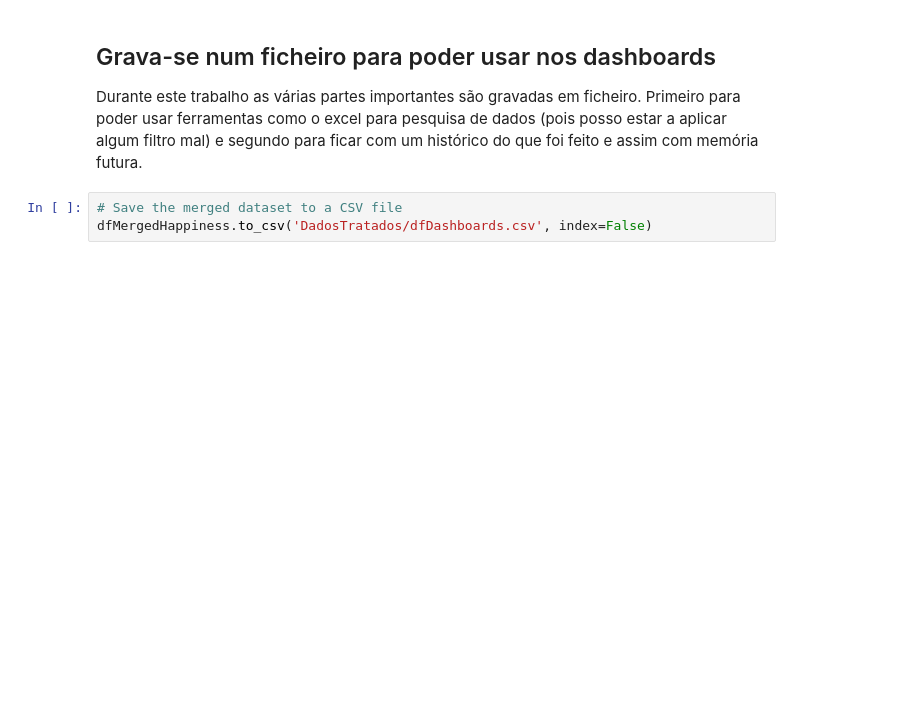
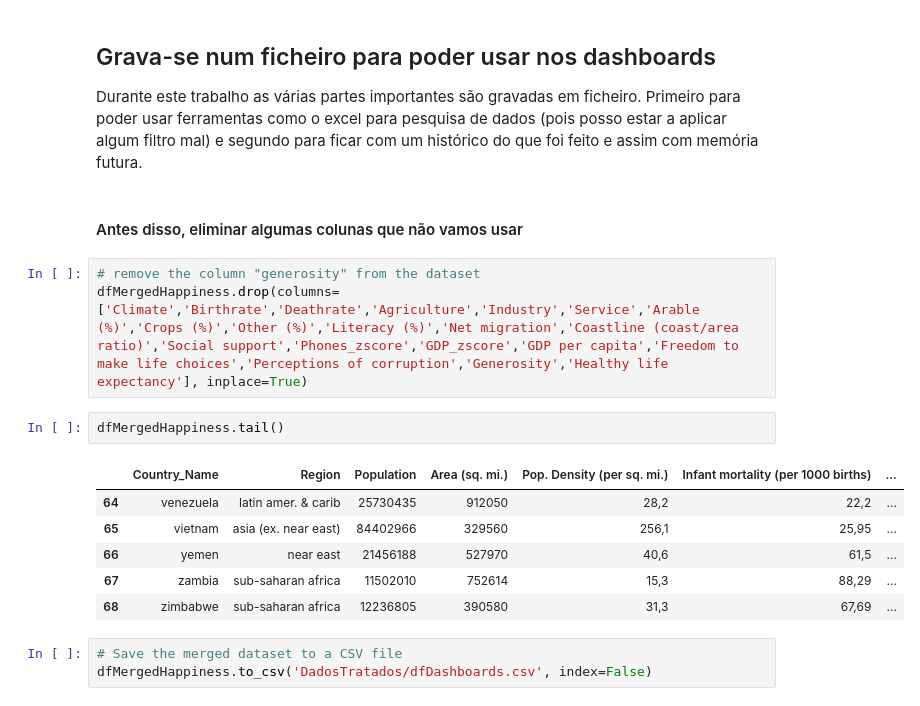
Before and after one commit to nunovivas/TrabalhoFinal, a Jupyter notebook: 04Final.ipynb, the cells around one changed output. Saved outputs shown, nothing was run; the diff lists cells and outputs as text; blank space fills up the shorter version.

```diff
--- a/04Final.ipynb
+++ b/04Final.ipynb
@@ -540,6 +581,20 @@ dtype: int64
 # %% [markdown]
 ## Grava-se num ficheiro para poder usar nos dashboards
 Durante este trabalho as várias partes importantes são gravadas em ficheiro. Primeiro para poder usar ferramentas como o excel para pesquisa de dados (pois posso estar a aplicar algum filtro mal) e segundo para ficar com um histórico do que foi feito e assim com memória futura.
+# %% [markdown]
+#### Antes disso, eliminar algumas colunas que não vamos usar
+# %%
+# remove the column "generosity" from the dataset
+dfMergedHappiness.drop(columns=['Climate','Birthrate','Deathrate','Agriculture','Industry','Service','Arable (%)','Crops (%)','Other (%)','Literacy (%)','Net migration','Coastline (coast/area ratio)','Social support','Phones_zscore','GDP_zscore','GDP per capita','Freedom to make life choices','Perceptions of corruption','Generosity','Healthy life expectancy'], inplace=True)
+# %%
+dfMergedHappiness.tail()
+# %% [output]
+|  | Country_Name | Region | Population | Area (sq. mi.) | Pop. Density (per sq. mi.) | Infant mortality (per 1000 births) | ... |
+| 64 | venezuela | latin amer. & carib | 25730435 | 912050 | 28,2 | 22,2 | ... |
+| 65 | vietnam | asia (ex. near east) | 84402966 | 329560 | 256,1 | 25,95 | ... |
+| 66 | yemen | near east | 21456188 | 527970 | 40,6 | 61,5 | ... |
+| 67 | zambia | sub-saharan africa | 11502010 | 752614 | 15,3 | 88,29 | ... |
+| 68 | zimbabwe | sub-saharan africa | 12236805 | 390580 | 31,3 | 67,69 | ... |
 # %%
 # Save the merged dataset to a CSV file
 dfMergedHappiness.to_csv('DadosTratados/dfDashboards.csv', index=False)
```
Also changed, not shown: parts of 6 cells of this notebook, 3 other files.
